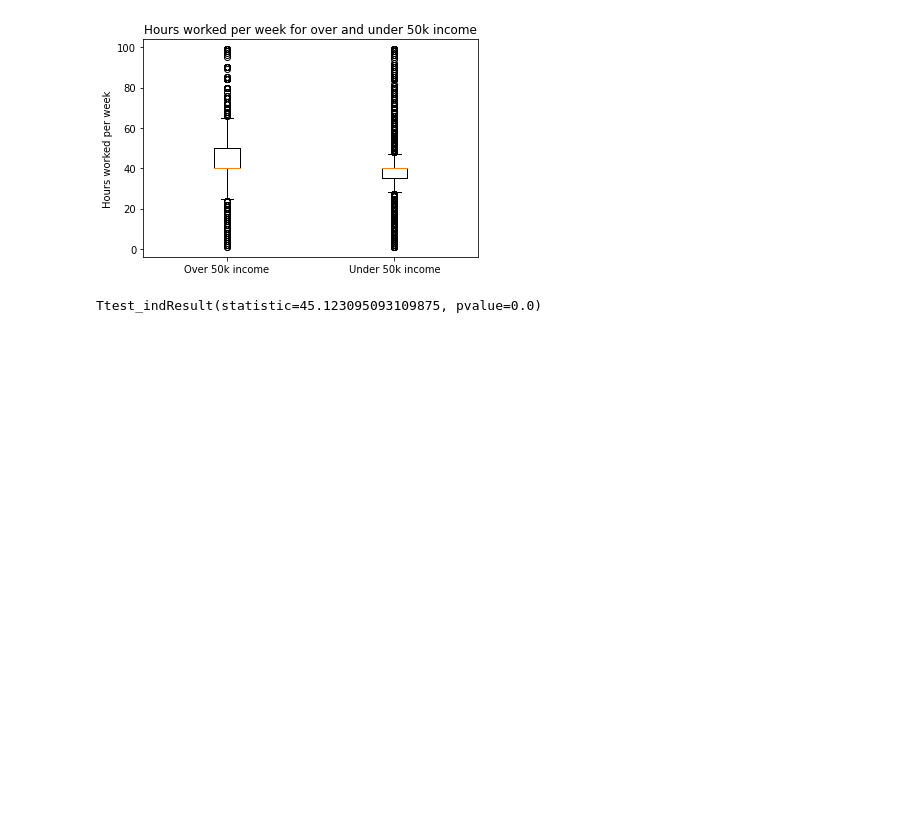
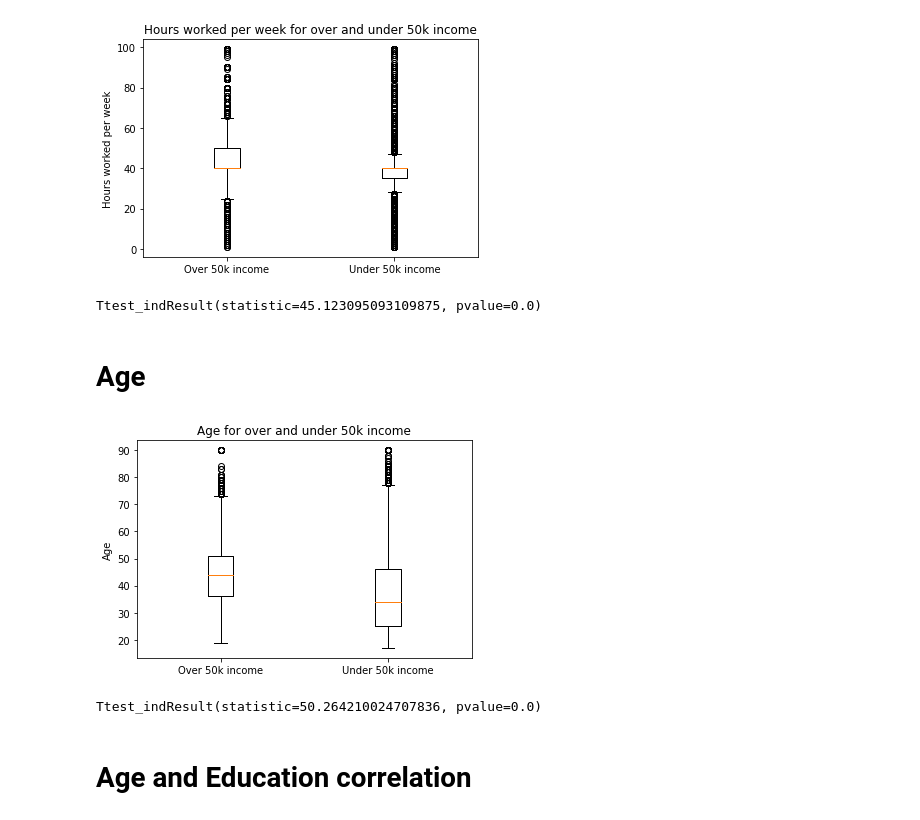
Before and after one commit to markerickson314/project-one, a Jupyter notebook: Mark.ipynb, the cells around one changed output. Cells and saved outputs as stored; diff of their text form; code cells hidden in the pictures; blank space fills up the shorter version.

```diff
--- a/Mark.ipynb
+++ b/Mark.ipynb
@@ -205,3 +216,24 @@ plt.show()
 stats.ttest_ind(workhours_over_50k, workhours_under_50k, equal_var=False)
 # %% [output]
 Ttest_indResult(statistic=45.123095093109875, pvalue=0.0)
+# %% [markdown]
+# Age
+# %%
+age_over_50k = over_50k_df["age"]
+age_under_50k = under_50k_df["age"]
+# %%
+graph = [age_over_50k, age_under_50k]
+labels = ["Over 50k income", "Under 50k income"]
+fig1, ax1 = plt.subplots()
+ax1.set_title("Age for over and under 50k income")
+ax1.set_ylabel("Age")
+ax1.boxplot(graph, labels=labels)
+plt.show()
+# %% [output]
+[figure, added]
+# %%
+stats.ttest_ind(age_over_50k, age_under_50k, equal_var=False)
+# %% [output]
+Ttest_indResult(statistic=50.264210024707836, pvalue=0.0)
+# %% [markdown]
+# Age and Education correlation
```
Also changed, not shown: parts of 25 cells of this notebook.
